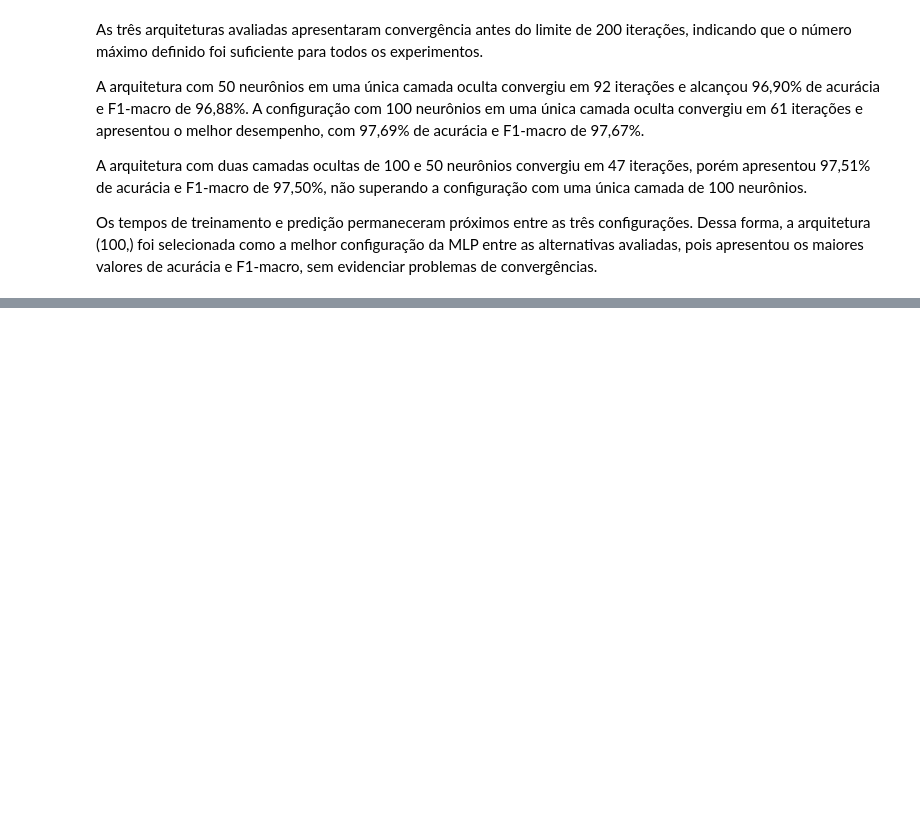
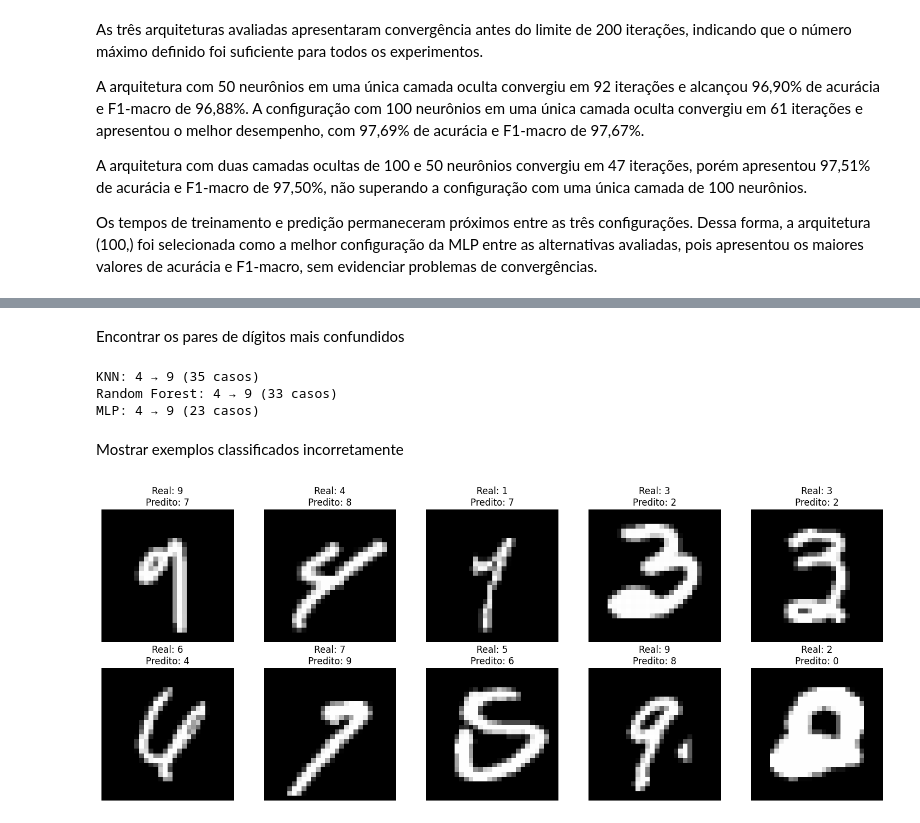
Before and after one commit to senapalm/classificador_de_digitos, a Jupyter notebook: classificador_de_digitos.ipynb, the cells around one changed output, grey strips where cells are left out. Cells and saved outputs as stored; diff of their text form; code cells hidden in the pictures; blank space fills up the shorter version.

```diff
--- a/classificador_de_digitos.ipynb
+++ b/classificador_de_digitos.ipynb
@@ -565,0 +835,16 @@ Os tempos de treinamento e predição permaneceram próximos entre as três conf
+# %%
+inicio_treino = perf_counter()
+melhor_random_forest.fit(X_train, y_train)
+tempo_treino_rf = perf_counter() - inicio_treino
+
+inicio_predicao = perf_counter()
+y_pred_rf_test = melhor_random_forest.predict(X_test)
+tempo_predicao_rf = perf_counter() - inicio_predicao
+# %%
+inicio_treino = perf_counter()
+melhor_mlp.fit(X_train, y_train)
+tempo_treino_mlp = perf_counter() - inicio_treino
+
+inicio_predicao = perf_counter()
+y_pred_mlp_test = melhor_mlp.predict(X_test)
+tempo_predicao_mlp = perf_counter() - inicio_predicao
@@ -565,0 +977,60 @@ Os tempos de treinamento e predição permaneceram próximos entre as três conf
+# %% [markdown]
+Encontrar os pares de dígitos mais confundidos
+# %%
+for modelo, y_pred in modelos_predicoes.items():
+
+    matriz = confusion_matrix(
+        y_test,
+        y_pred
+    )
+
+    matriz_sem_diagonal = matriz.copy()
+    np.fill_diagonal(matriz_sem_diagonal, 0)
+
+    classe_real, classe_predita = np.unravel_index(
+        np.argmax(matriz_sem_diagonal),
+        matriz_sem_diagonal.shape
+    )
+
+    quantidade = matriz_sem_diagonal[
+        classe_real,
+        classe_predita
+    ]
+
+    print(
+        f"{modelo}: {classe_real} → {classe_predita} "
+        f"({quantidade} casos)"
+    )
+# %% [output]
+KNN: 4 → 9 (35 casos)
+Random Forest: 4 → 9 (33 casos)
+MLP: 4 → 9 (23 casos)
+# %% [markdown]
+Mostrar exemplos classificados incorretamente
+# %%
+indices_erros = np.where(
+    y_pred_mlp_test != y_test
+)[0]
+
+plt.figure(figsize=(15, 6))
+
+for i, indice in enumerate(indices_erros[:10]):
+
+    plt.subplot(2, 5, i + 1)
+
+    plt.imshow(
+        X_test[indice].reshape(28, 28),
+        cmap="gray"
+    )
+
+    plt.title(
+        f"Real: {y_test[indice]}\n"
+        f"Predito: {y_pred_mlp_test[indice]}"
+    )
+
+    plt.axis("off")
+
+plt.tight_layout()
+plt.show()
+# %% [output]
+[figure, added]
```
Also changed, not shown: parts of 29 cells of this notebook.
